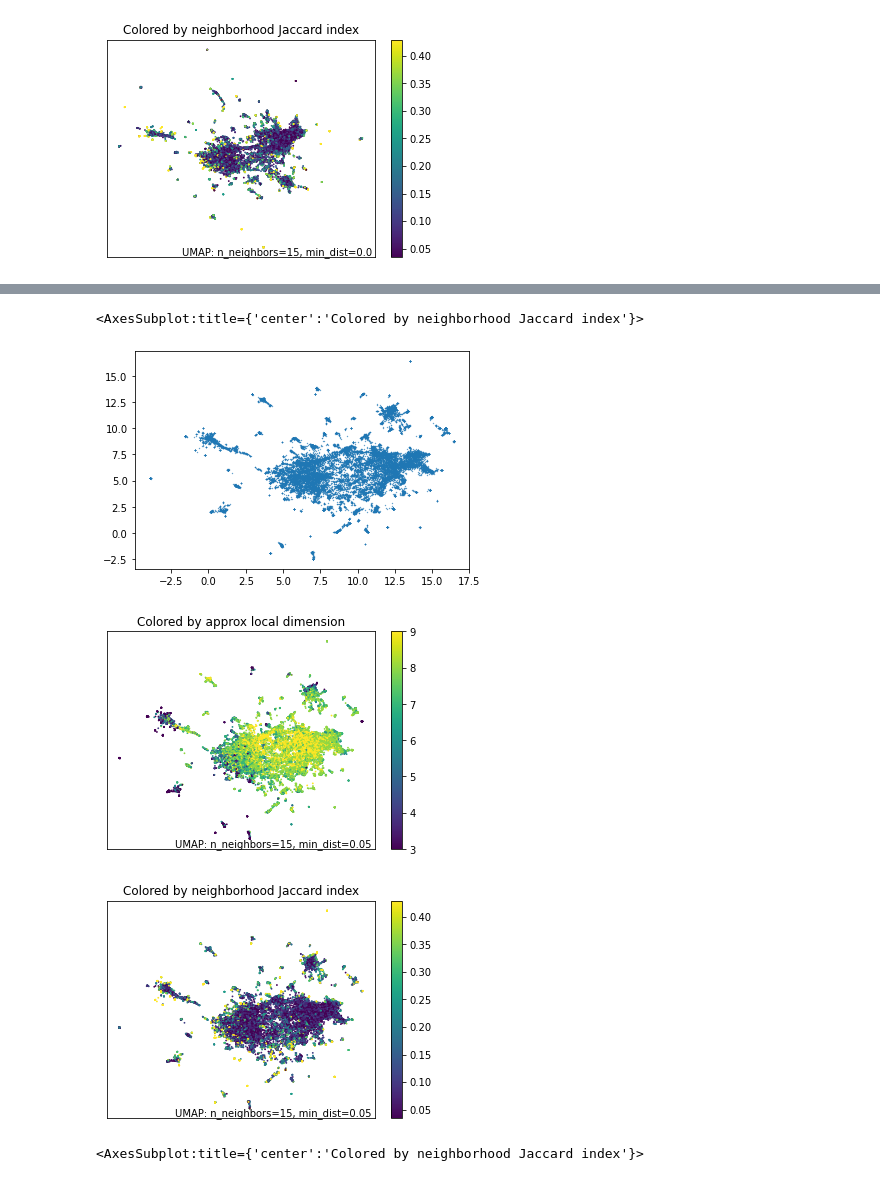
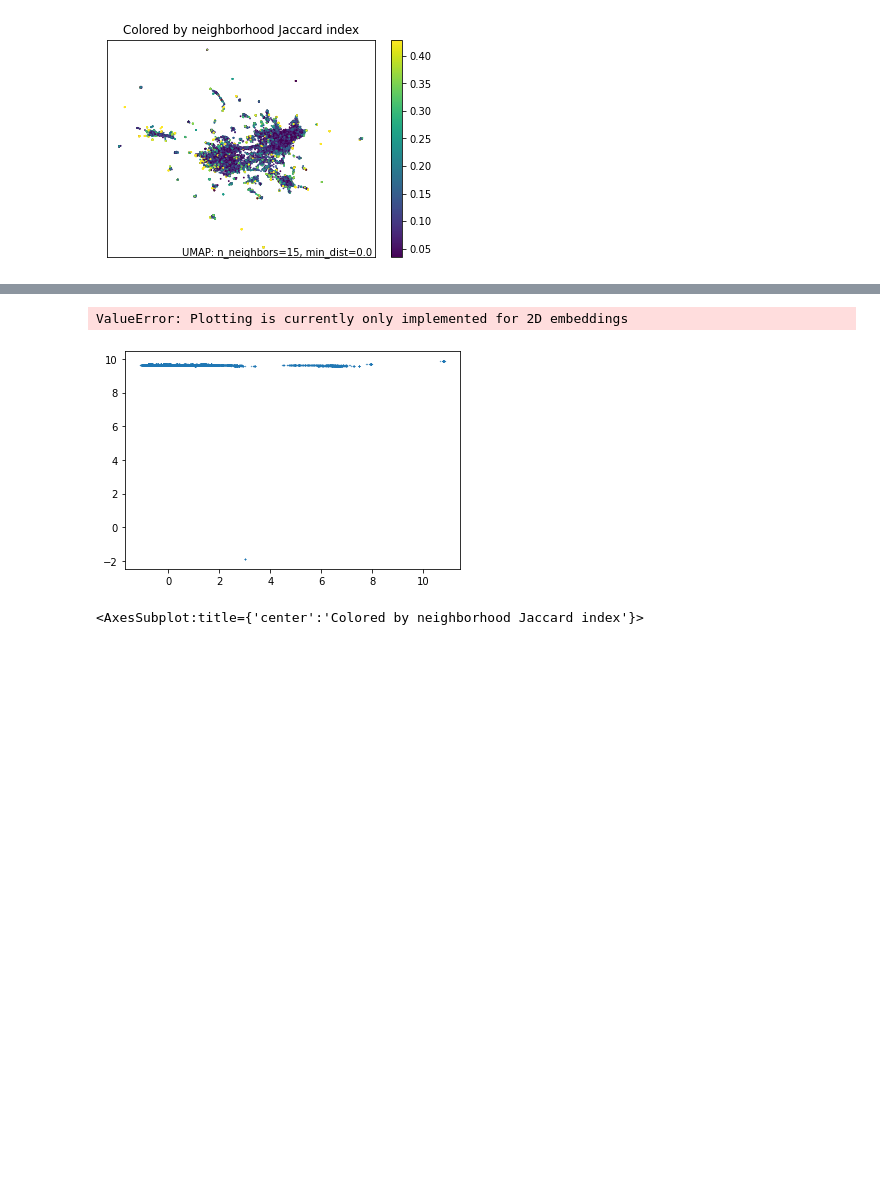
Before and after one commit to isaschm/topic-models-and-word-embeddings, a Jupyter notebook: text_embeddings_it2.ipynb, the cells around one changed output, grey strips where cells are left out. Saved outputs shown, nothing was run; the diff lists cells and outputs as text; code cells hidden in the pictures; blank space fills up the shorter version.

Commit message:
Some UMAP hyperparameter tuning

```diff
--- a/text_embeddings_it2.ipynb
+++ b/text_embeddings_it2.ipynb
@@ -334,13 +337,12 @@ umap.plot.diagnostic(tmp_embedding, diagnostic_type='neighborhood')
 # %%
-tmp_embedding = umap.UMAP(metric="cosine", n_neighbors=15, min_dist=0.05).fit(embeddings)
+import umap.plot
+tmp_embedding = umap.UMAP(metric="cosine", n_neighbors=15, min_dist=0.05, n_components=218).fit(embeddings)
 plt.scatter(tmp_embedding.embedding_[:, 0], tmp_embedding.embedding_[:, 1], s=0.1)
 umap.plot.diagnostic(tmp_embedding, diagnostic_type='local_dim')
 umap.plot.diagnostic(tmp_embedding, diagnostic_type='neighborhood')
 # %% [output]
-<AxesSubplot:title={'center':'Colored by neighborhood Jaccard index'}>
+ValueError: Plotting is currently only implemented for 2D embeddings
-[figure, old version]
+[figure, new version]
-[figure, removed]
-[figure, removed]
 # %%
 tmp_embedding = umap.UMAP(metric="cosine", n_neighbors=15, min_dist=0.1).fit(embeddings)
 plt.scatter(tmp_embedding.embedding_[:, 0], tmp_embedding.embedding_[:, 1], s=0.1)
```
Also changed, not shown: parts of 9 cells of this notebook.
